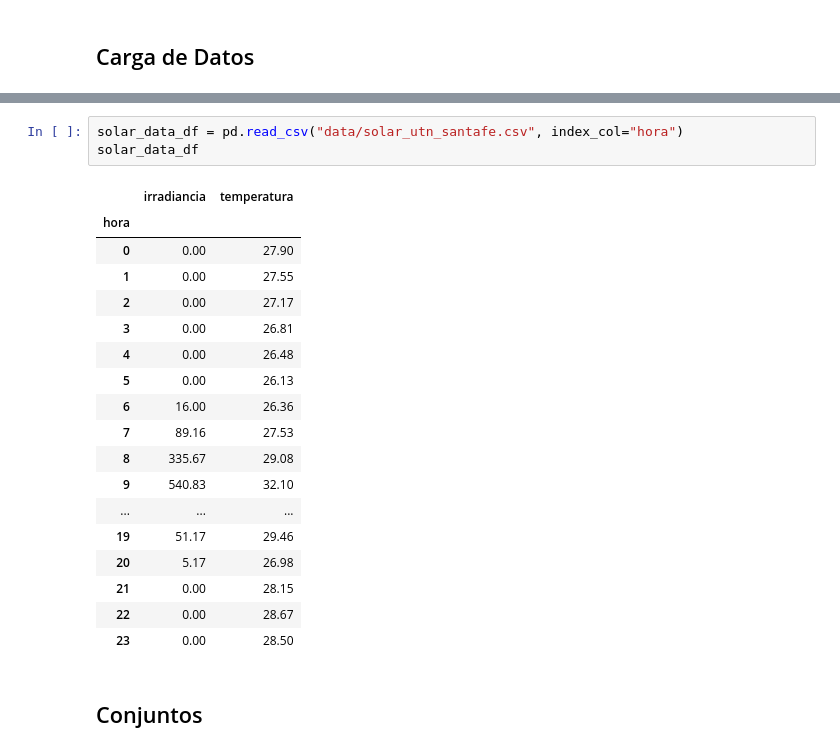
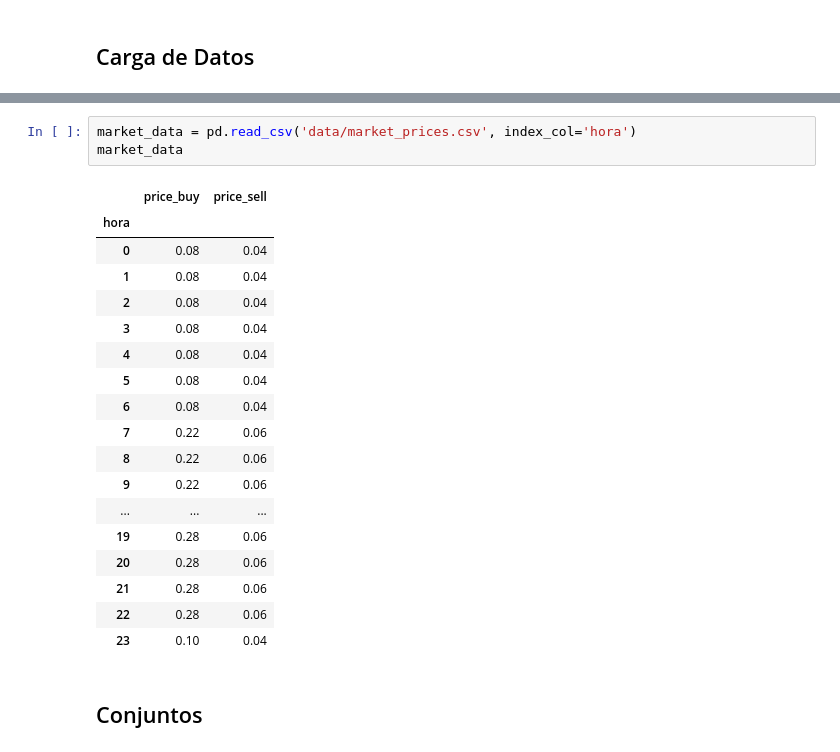
Before and after one commit to marcos626/EMS-Microgrid-MILP, a Jupyter notebook: UC_v6.ipynb, the cells around one changed output, grey strips where cells are left out. Drawn from its saved outputs; the diff is of its cells as text.

```diff
--- a/UC_v6.ipynb
+++ b/UC_v6.ipynb
@@ -303,27 +251,27 @@ time_period_data
 | 2024-01-01 22:00:00 | 1350 |
 | 2024-01-01 23:00:00 | 1100 |
 # %%
-solar_data_df = pd.read_csv("data/solar_utn_santafe.csv", index_col="hora")
-solar_data_df
+market_data = pd.read_csv('data/market_prices.csv', index_col='hora')
+market_data
 # %% [output]
-|  | irradiancia | temperatura |
+|  | price_buy | price_sell |
 | hora |  |  |
-| 0 | 0.00 | 27.90 |
-| 1 | 0.00 | 27.55 |
-| 2 | 0.00 | 27.17 |
-| 3 | 0.00 | 26.81 |
-| 4 | 0.00 | 26.48 |
-| 5 | 0.00 | 26.13 |
-| 6 | 16.00 | 26.36 |
-| 7 | 89.16 | 27.53 |
-| 8 | 335.67 | 29.08 |
-| 9 | 540.83 | 32.10 |
+| 0 | 0.08 | 0.04 |
+| 1 | 0.08 | 0.04 |
+| 2 | 0.08 | 0.04 |
+| 3 | 0.08 | 0.04 |
+| 4 | 0.08 | 0.04 |
+| 5 | 0.08 | 0.04 |
+| 6 | 0.08 | 0.04 |
+| 7 | 0.22 | 0.06 |
+| 8 | 0.22 | 0.06 |
+| 9 | 0.22 | 0.06 |
 | ... | ... | ... |
-| 19 | 51.17 | 29.46 |
-| 20 | 5.17 | 26.98 |
-| 21 | 0.00 | 28.15 |
-| 22 | 0.00 | 28.67 |
-| 23 | 0.00 | 28.50 |
+| 19 | 0.28 | 0.06 |
+| 20 | 0.28 | 0.06 |
+| 21 | 0.28 | 0.06 |
+| 22 | 0.28 | 0.06 |
+| 23 | 0.10 | 0.04 |
 # %% [markdown]
 ## Conjuntos
 # %%
```
Also changed, not shown: parts of 96 cells of this notebook, 22 other files.
